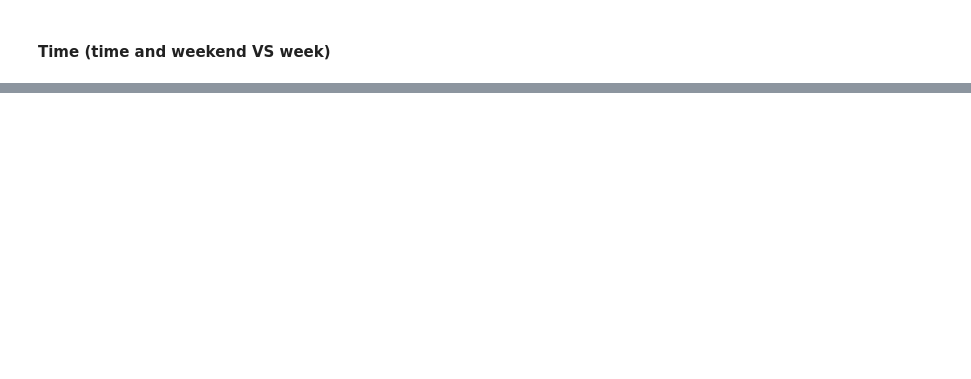
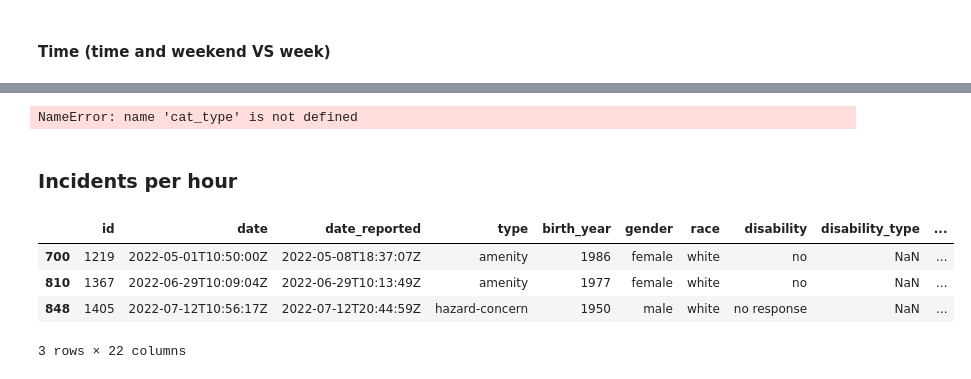
Before and after one commit to achic19/WRM, a Jupyter notebook: geojason_csv.ipynb, the cells around one changed output, grey strips where cells are left out. Saved outputs shown, nothing was run; the diff lists cells and outputs as text; code cells hidden in the pictures; blank space fills up the shorter version.

```diff
--- a/geojason_csv.ipynb
+++ b/geojason_csv.ipynb
@@ -60,0 +95,12 @@ TypeError: Cannot convert input [0       2021-05-27T22:34:00Z
+# %%
+def var_groupby(groupby_field:str)-> DataFrame:
+    """
+    The method counts the number of results (and percentage) in the same category.
+    :param groupby_field
+    :return:
+    """
+    groupby_data = DataFrame(data.groupby(data[groupby_field]).count()[field_to_count].rename(count))
+    groupby_data [percentage] = round(groupby_data[count]/groupby_data[count].sum()*100,1)
+    return groupby_data
+# %% [output]
+NameError: name 'cat_type' is not defined
@@ -60,0 +130,2 @@ TypeError: Cannot convert input [0       2021-05-27T22:34:00Z
+# %% [markdown]
+### Incidents per hour
@@ -60,0 +134,8 @@ TypeError: Cannot convert input [0       2021-05-27T22:34:00Z
+# %%
+data[data['hour']==10]
+# %% [output]
+|  | id | date | date_reported | type | birth_year | gender | race | disability | disability_type | ... |
+| 700 | 1219 | 2022-05-01T10:50:00Z | 2022-05-08T18:37:07Z | amenity | 1986 | female | white | no | NaN | ... |
+| 810 | 1367 | 2022-06-29T10:09:04Z | 2022-06-29T10:13:49Z | amenity | 1977 | female | white | no | NaN | ... |
+| 848 | 1405 | 2022-07-12T10:56:17Z | 2022-07-12T20:44:59Z | hazard-concern | 1950 | male | white | no response | NaN | ... |
+3 rows × 22 columns
```
Also changed, not shown: parts of 23 cells of this notebook.
